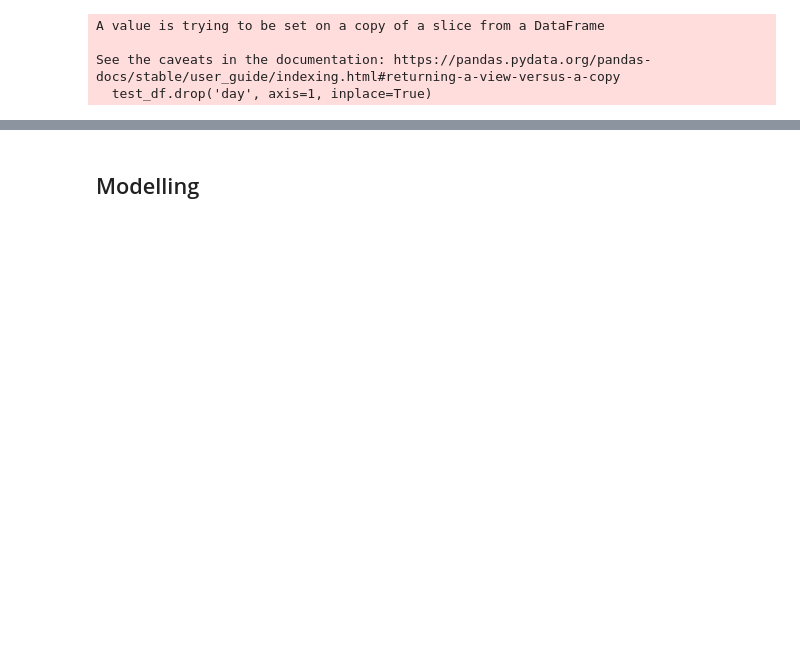
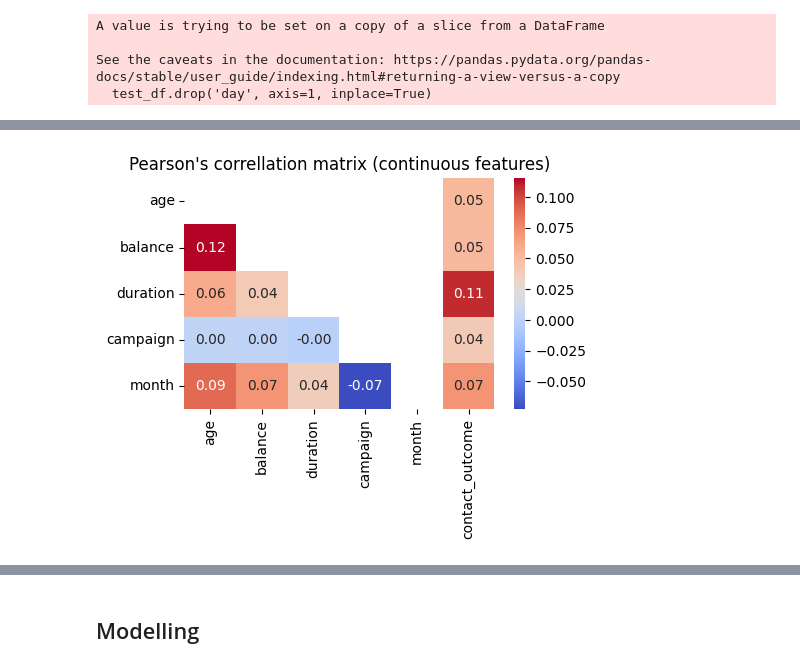
Before and after one commit to Kowd-PauUh/ml-in-depression-estimation, a Jupyter notebook: src/notebooks/marketing-campaign-modelling.ipynb, the cells around one changed output, grey strips where cells are left out. Drawn from its saved outputs; the diff is of its cells as text; code cells hidden in the pictures; blank space fills up the shorter version.

```diff
--- a/src/notebooks/marketing-campaign-modelling.ipynb
+++ b/src/notebooks/marketing-campaign-modelling.ipynb
@@ -420,0 +405,13 @@ NUMERICAL_FEATURES.remove('day')
+# %%
+# Pearson's correllation for continuous variables
+plt.figure(figsize=(5, 3))
+
+corr = encoded_df[NUMERICAL_FEATURES + [TARGET]].corr().iloc[:-1]
+mask = np.triu(np.ones_like(corr, dtype=bool))
+mask[:, -1] = ~mask[:, -1]
+
+sns.heatmap(corr, mask=mask, annot=True, cmap='coolwarm', fmt='.2f')
+plt.title("Pearson's correllation matrix (continuous features)")
+plt.show()
+# %% [output]
+[figure, new version]
```
Also changed, not shown: parts of 18 cells of this notebook.
